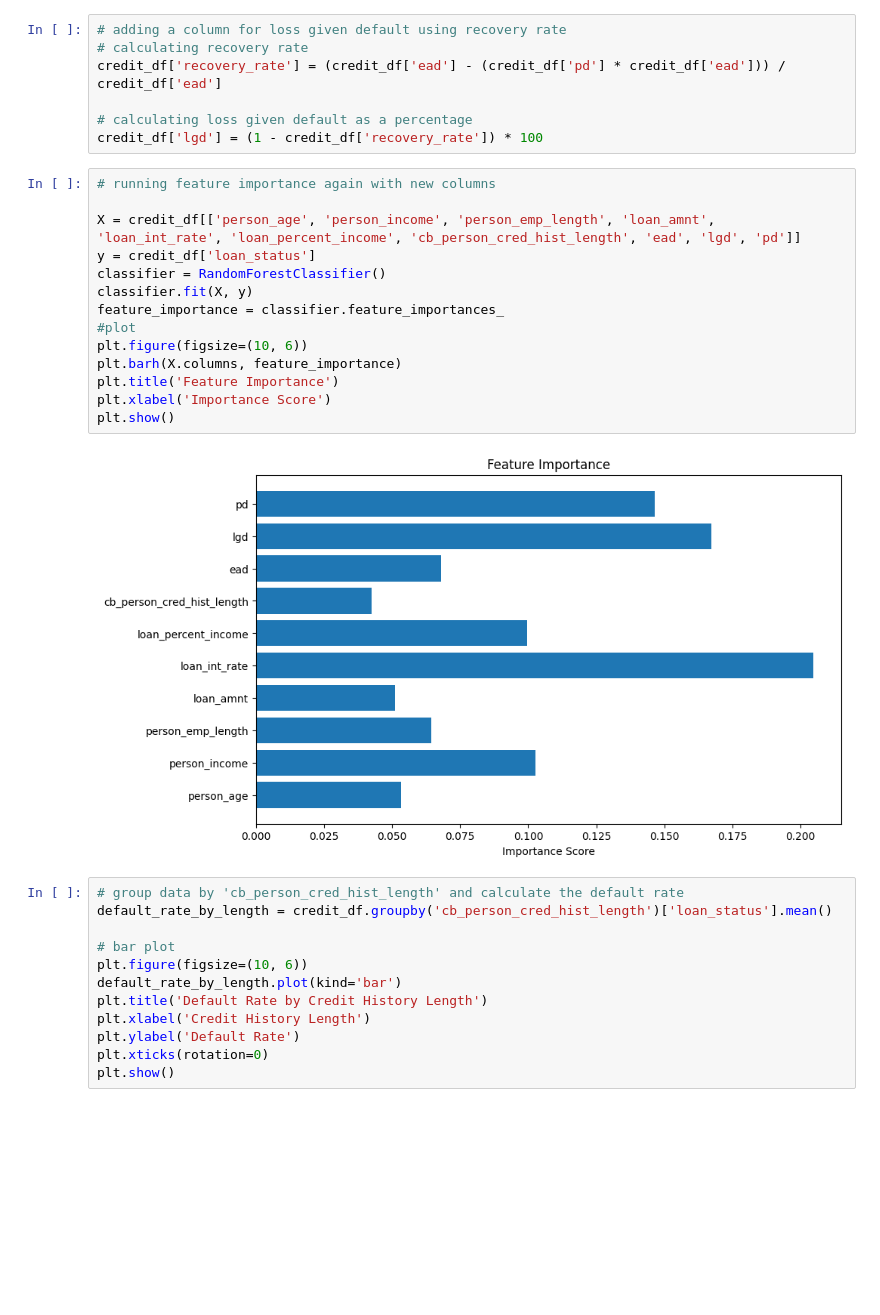
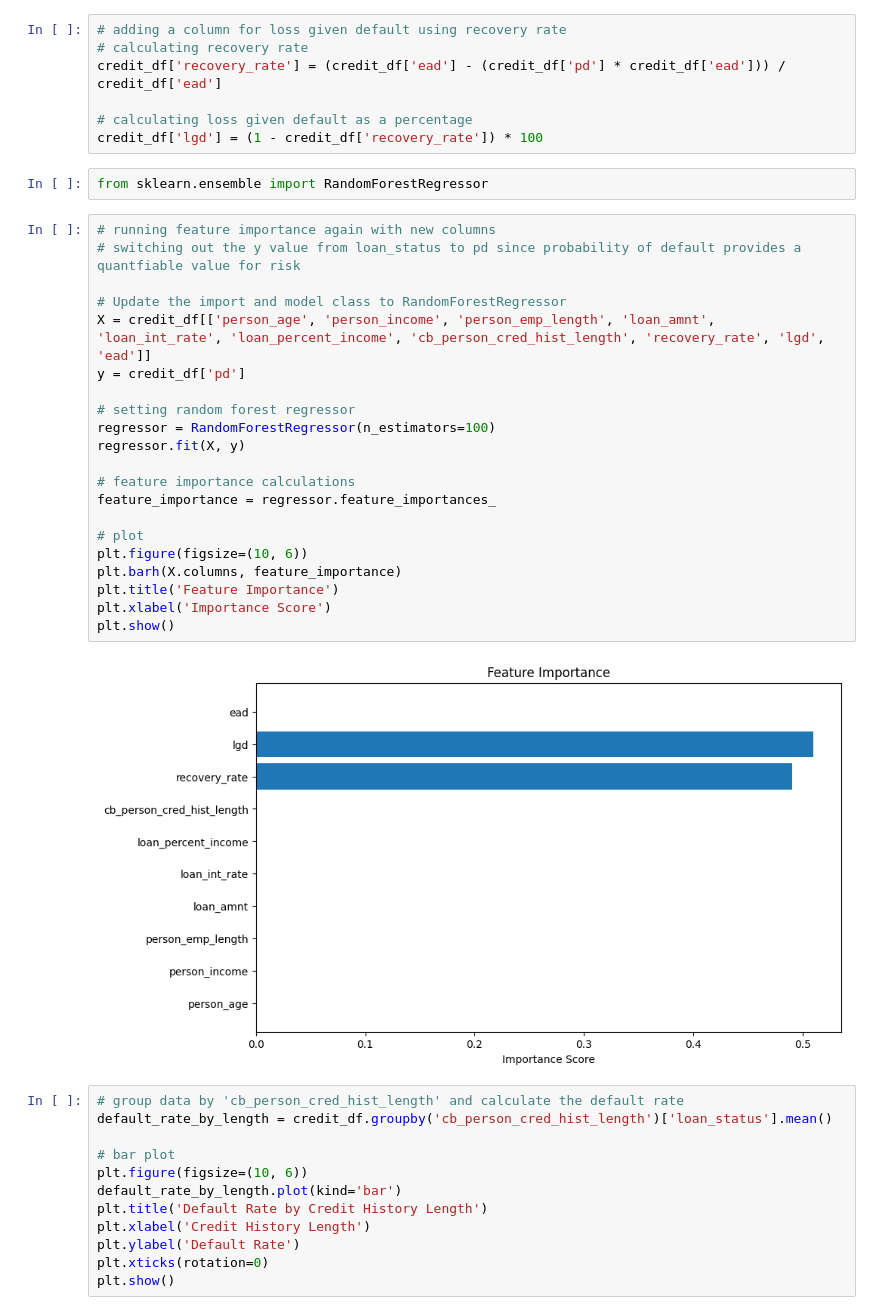
Before and after one commit to reydrey/CreditRiskAnalysis_FFNN, a Jupyter notebook: credit_risk_analysis.ipynb, the cells around one changed output. Cells and saved outputs as stored; diff of their text form; blank space fills up the shorter version.

```diff
--- a/credit_risk_analysis.ipynb
+++ b/credit_risk_analysis.ipynb
@@ -275,22 +275,31 @@ credit_df['recovery_rate'] = (credit_df['ead'] - (credit_df['pd'] * credit_df['e
 
 # calculating loss given default as a percentage
 credit_df['lgd'] = (1 - credit_df['recovery_rate']) * 100
+# %%
+from sklearn.ensemble import RandomForestRegressor
 # %%
 # running feature importance again with new columns
+# switching out the y value from loan_status to pd since probability of default provides a quantfiable value for risk
 
-X = credit_df[['person_age', 'person_income', 'person_emp_length', 'loan_amnt', 'loan_int_rate', 'loan_percent_income', 'cb_person_cred_hist_length', 'ead', 'lgd', 'pd']]
-y = credit_df['loan_status']
-classifier = RandomForestClassifier()
-classifier.fit(X, y)
-feature_importance = classifier.feature_importances_
-#plot
+# Update the import and model class to RandomForestRegressor
+X = credit_df[['person_age', 'person_income', 'person_emp_length', 'loan_amnt', 'loan_int_rate', 'loan_percent_income', 'cb_person_cred_hist_length', 'recovery_rate', 'lgd', 'ead']]
+y = credit_df['pd']
+
+# setting random forest regressor
+regressor = RandomForestRegressor(n_estimators=100)
+regressor.fit(X, y)
+
+# feature importance calculations
+feature_importance = regressor.feature_importances_
+
+# plot
 plt.figure(figsize=(10, 6))
 plt.barh(X.columns, feature_importance)
 plt.title('Feature Importance')
 plt.xlabel('Importance Score')
 plt.show()
 # %% [output]
-[figure, old version]
+[figure, new version]
 # %%
 # group data by 'cb_person_cred_hist_length' and calculate the default rate
 default_rate_by_length = credit_df.groupby('cb_person_cred_hist_length')['loan_status'].mean()
```
Also changed, not shown: parts of 42 cells of this notebook.
